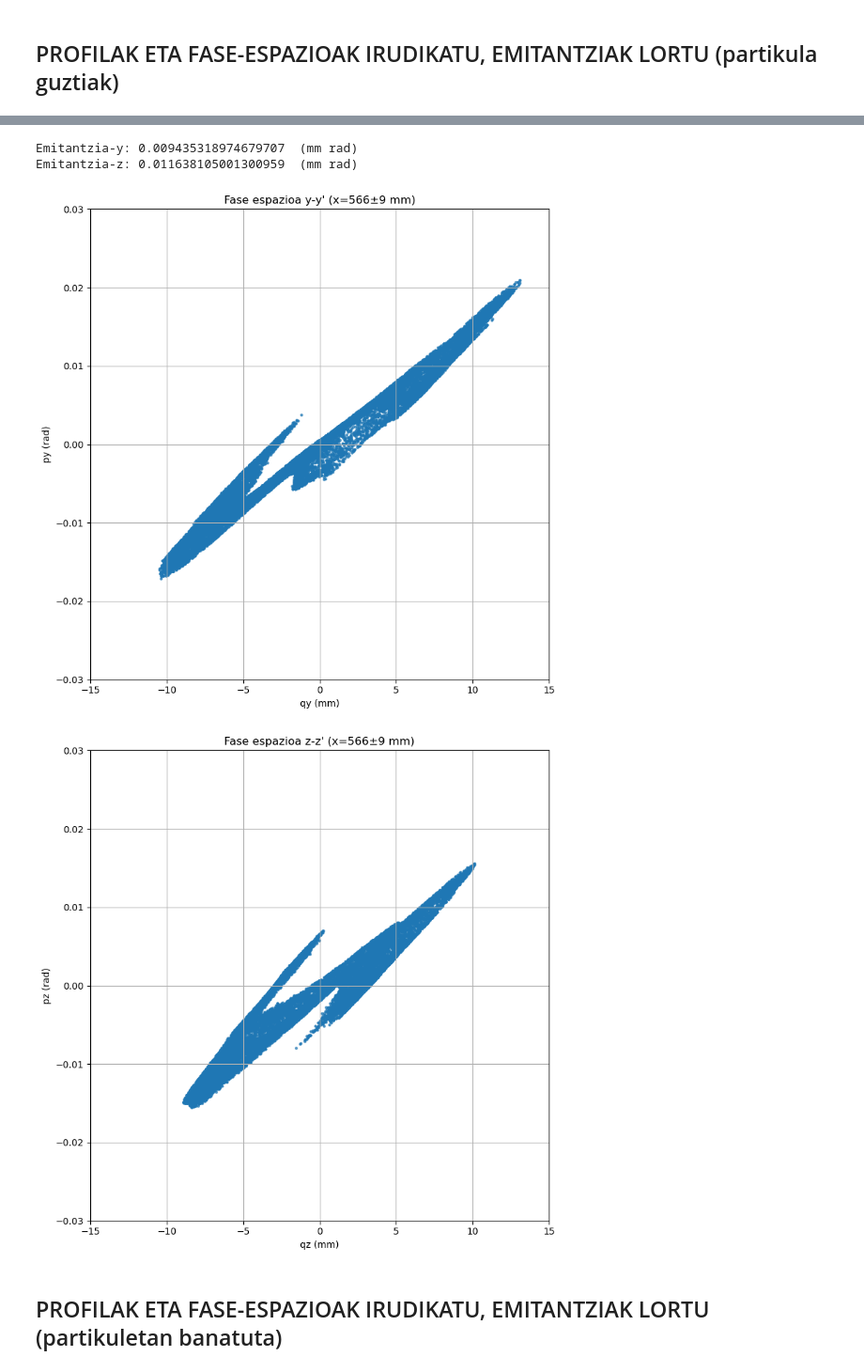
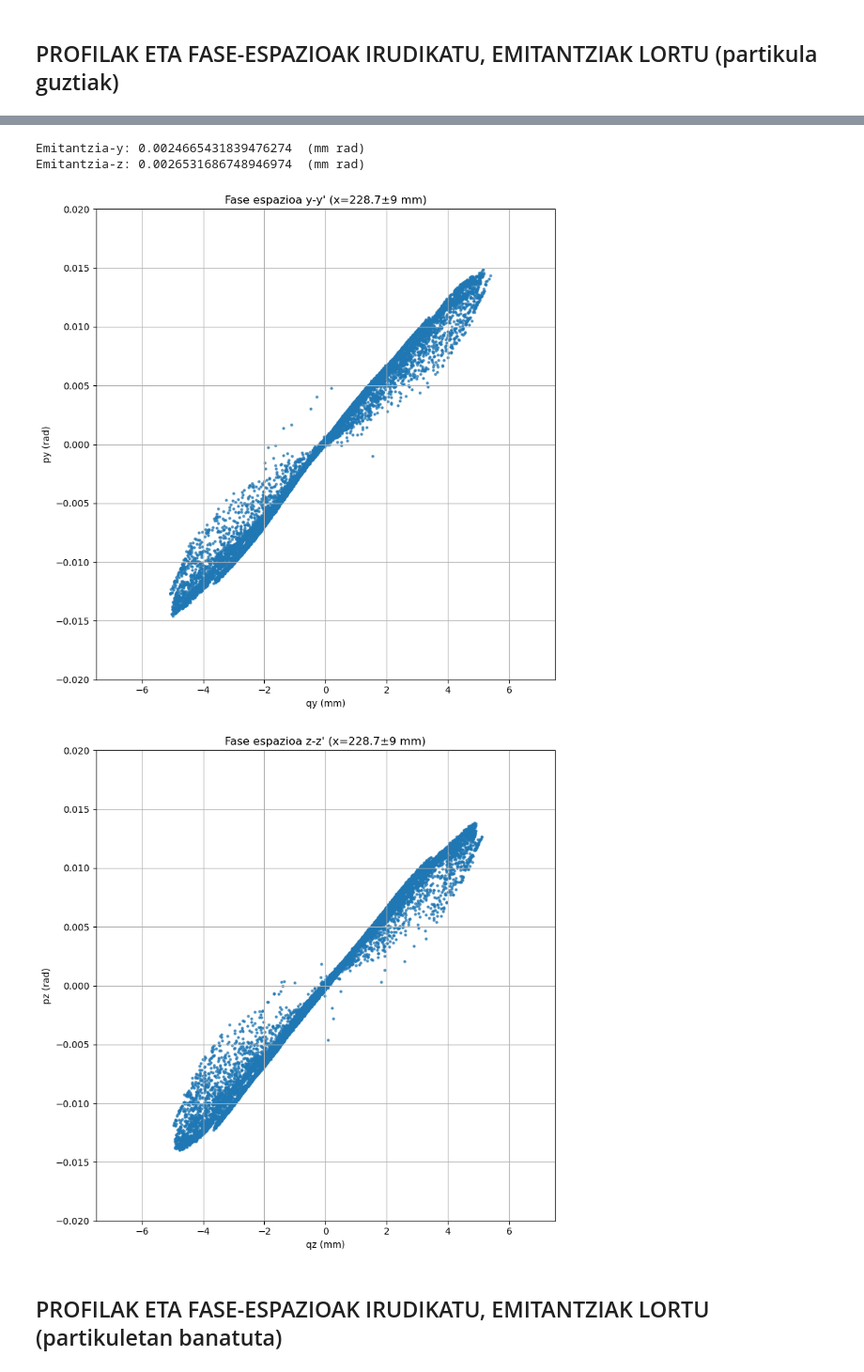
Before and after one commit to lopezsacris/gral-fisika, a Jupyter notebook: emittance.ipynb, the cells around one changed output, grey strips where cells are left out. Shown at 94% size. Saved outputs shown, nothing was run; the diff lists cells and outputs as text; code cells hidden in the pictures.

```diff
--- a/emittance.ipynb
+++ b/emittance.ipynb
@@ -32,7 +32,7 @@ with open(archive, 'r', encoding='utf-8') as f:
 headers = [col.strip() for col in rows[7].strip().split(',')]
 data = pd.read_csv(archive, skiprows=8, names=headers)
 
-target_x = 566
+target_x = 228.7
 tolerance = 9
 
 # Lortu qx, qy, qz, py, pz eta mp-rentzako zutabe guztiak
@@ -133,37 +133,37 @@ z_emittance = emittance_rms(df_results['qz'], df_results['pz'])
 print("Emitantzia-y:", y_emittance, " (mm rad)")
 print("Emitantzia-z:", z_emittance, " (mm rad)")
 # %% [output]
-Emitantzia-y: 0.009435318974679707  (mm rad)
-Emitantzia-z: 0.011638105001300959  (mm rad)
+Emitantzia-y: 0.0024665431839476274  (mm rad)
+Emitantzia-z: 0.0026531686748946974  (mm rad)
 # %%
 plt.figure(figsize=(8, 8))
 plt.scatter(df_results['qy'], df_results['py'], s=5, alpha=0.7)
 
 plt.title(f"Fase espazioa y-y' (x={target_x}±{tolerance} mm)")
 plt.xlabel("qy (mm)")
 plt.ylabel("py (rad)")
 plt.grid(True)
-plt.xlim(-15,15)
-plt.ylim(-0.03,0.03)
+plt.xlim(-7.5,7.5)
+plt.ylim(-0.02,0.02)
 
 plt.tight_layout()
 plt.show()
 
 plt.figure(figsize=(8, 8))
 plt.scatter(df_results['qz'], df_results['pz'], s=5, alpha=0.7)
 
 plt.title(f"Fase espazioa z-z' (x={target_x}±{tolerance} mm)")
 plt.xlabel("qz (mm)")
 plt.ylabel("pz (rad)")
 plt.grid(True)
-plt.xlim(-15,15)
-plt.ylim(-0.03,0.03)
+plt.xlim(-7.5,7.5)
+plt.ylim(-0.02,0.02)
 
 plt.tight_layout()
 plt.show()
 # %% [output]
-[figure, old version]
+[figure, new version]
-[figure, old version]
+[figure, new version]
 # %% [markdown]
 ## PROFILAK ETA FASE-ESPAZIOAK IRUDIKATU, EMITANTZIAK LORTU (partikuletan banatuta)
 # %%
```
Also changed, not shown: parts of 5 cells of this notebook, 3 other files.
